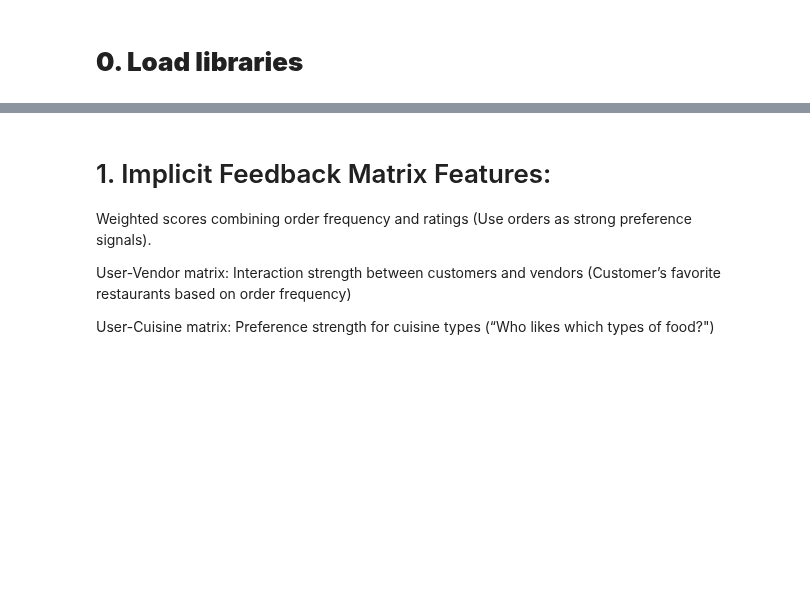
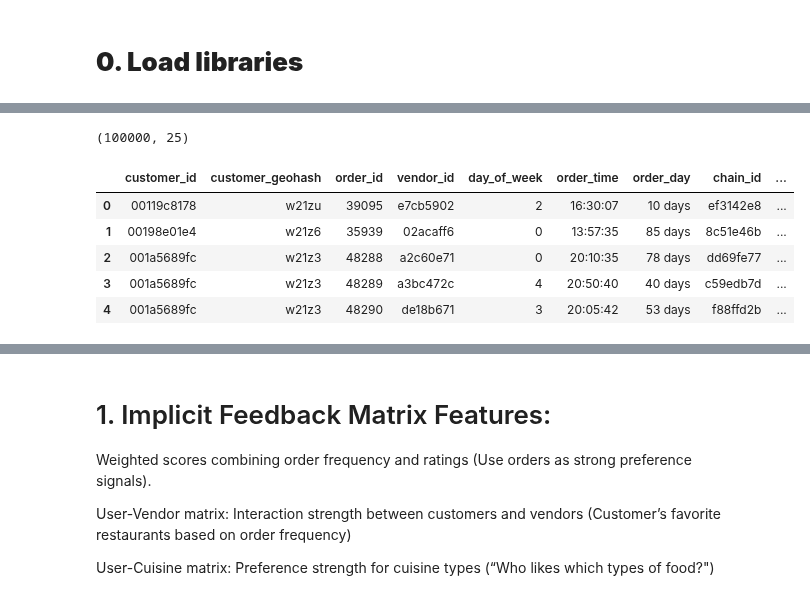
Before and after one commit to Alanoudis/food-delivery-rec, a Jupyter notebook: notebooks/alanoud/user-preference-model1.ipynb, the cells around one changed output, grey strips where cells are left out. Cells and saved outputs as stored; diff of their text form; code cells hidden in the pictures; blank space fills up the shorter version.

```diff
--- a/notebooks/alanoud/user-preference-model1.ipynb
+++ b/notebooks/alanoud/user-preference-model1.ipynb
@@ -42,3 +64,20 @@ full_data.head()
+# %%
+full_data.shape
+# %% [output]
+(100000, 25)
+# %%
+#full_data2 includes 1 row per order. This is used for vendor ratings.
+vendor_ratings_path = "~/code/Alanoudis/food-delivery-rec/notebooks/alanoud/Alshaimas-rating/vendor_ratings.csv"
+full_data2 = pd.read_csv(vendor_ratings_path)
+full_data2 = full_data2.rename(columns={'avg_vendor_rating': 'vendor_rating'})
+full_data2.head()
+# %% [output]
+|  | customer_id | customer_geohash | order_id | vendor_id | day_of_week | order_time | order_day | chain_id | ... |
+| 0 | 00119c8178 | w21zu | 39095 | e7cb5902 | 2 | 16:30:07 | 10 days | ef3142e8 | ... |
+| 1 | 00198e01e4 | w21z6 | 35939 | 02acaff6 | 0 | 13:57:35 | 85 days | 8c51e46b | ... |
+| 2 | 001a5689fc | w21z3 | 48288 | a2c60e71 | 0 | 20:10:35 | 78 days | dd69fe77 | ... |
+| 3 | 001a5689fc | w21z3 | 48289 | a3bc472c | 4 | 20:50:40 | 40 days | c59edb7d | ... |
+| 4 | 001a5689fc | w21z3 | 48290 | de18b671 | 3 | 20:05:42 | 53 days | f88ffd2b | ... |
 # %%
 df = full_data.copy()
 df.head()
```
Also changed, not shown: parts of 19 cells of this notebook, 6 other files.
